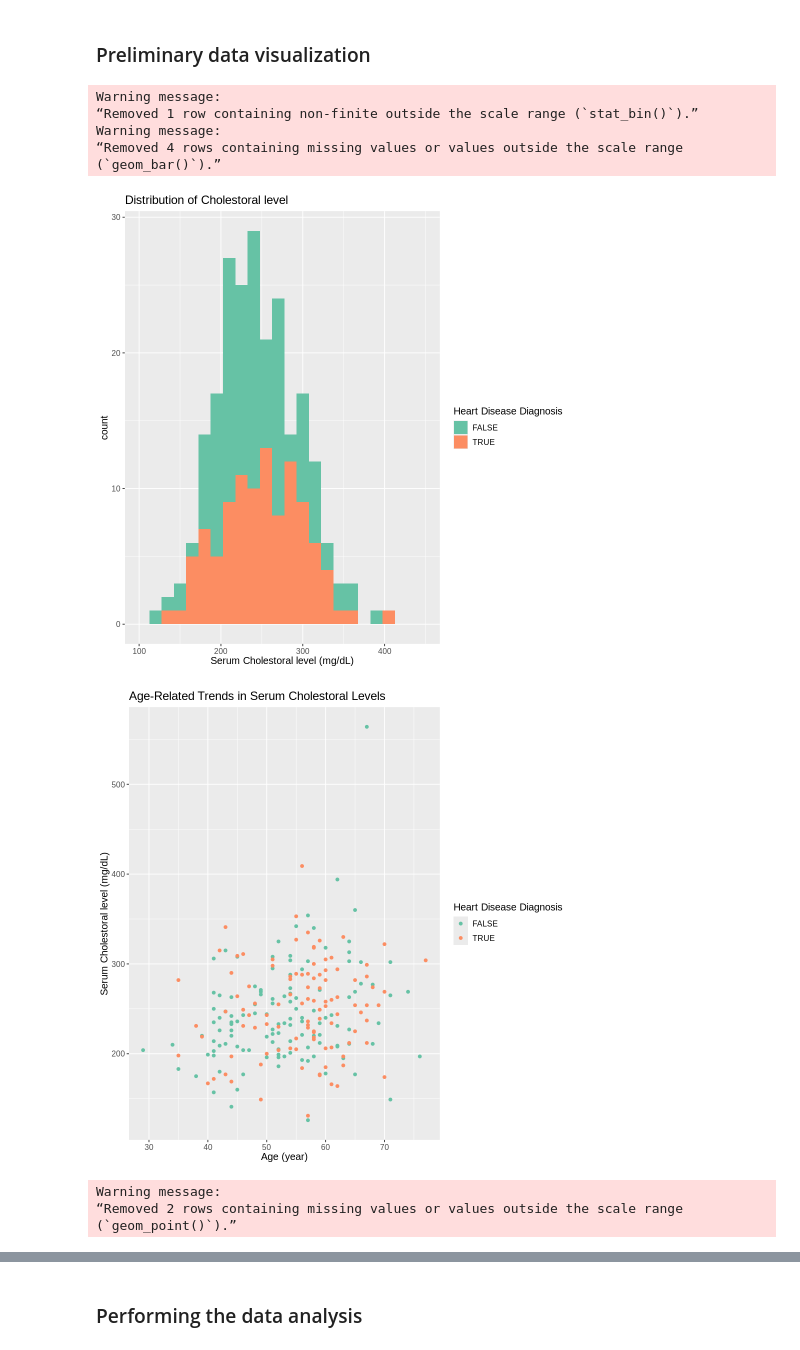
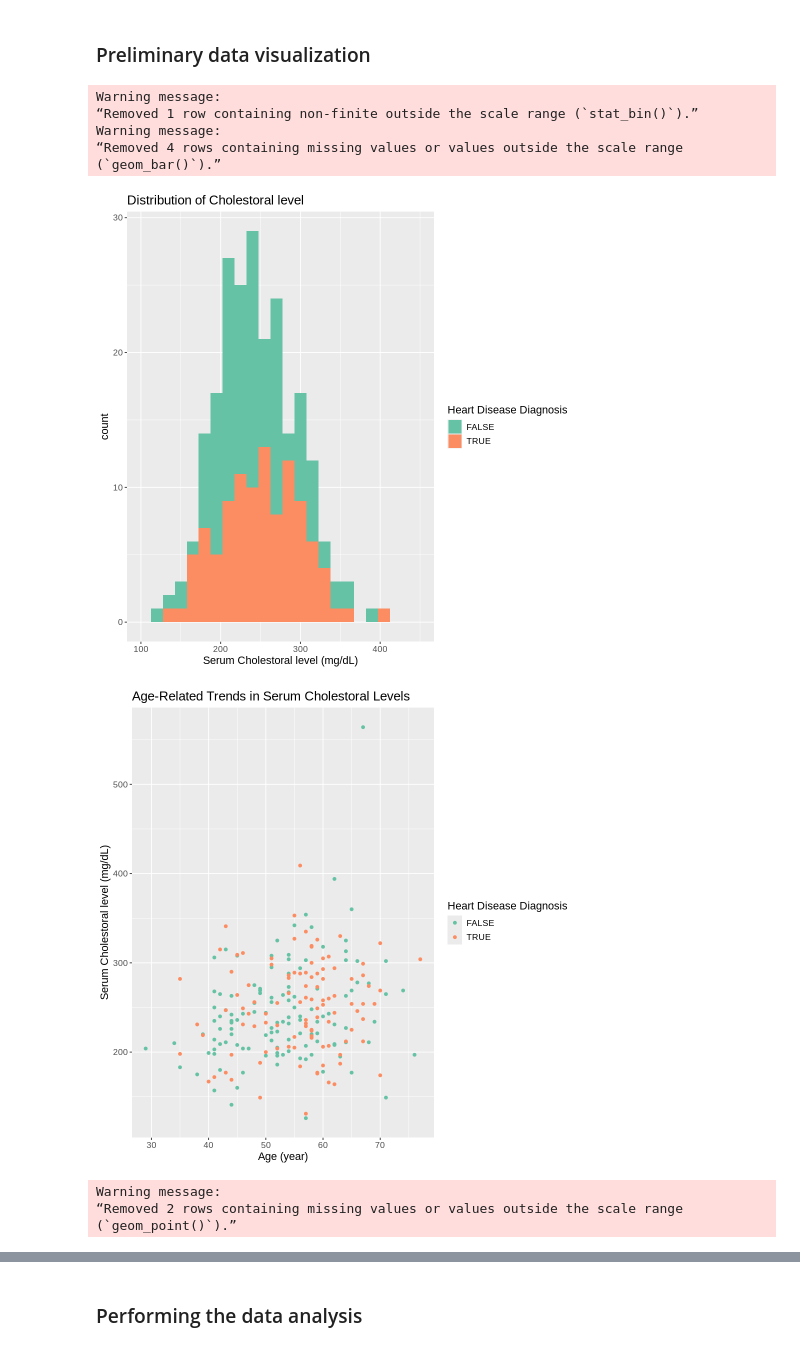
Before and after one commit to MarkusW12/heart_disease_project_proposal, a Jupyter notebook: Project Report.ipynb, the cells around one changed output, grey strips where cells are left out. Saved outputs shown, nothing was run; the diff lists cells and outputs as text; code cells hidden in the pictures.

```diff
--- a/Project Report.ipynb
+++ b/Project Report.ipynb
@@ -179,41 +179,41 @@ chol_distribution <- heart_disease_train |>
                     labs(x="Serum Cholestoral level (mg/dL)", fill = "Heart Disease Diagnosis", title = "Distribution of Cholestoral level") +
                     xlim(100,450) +
                     scale_fill_brewer(palette = "Set2") +
-                    theme(text= element_text(size=12))
+                    theme(text= element_text(size=13))
 chol_distribution
 
 chol_vs_age_plot <- heart_disease_train |>
                 ggplot(aes(x=age,y=chol,colour=diagnosis)) +
                 geom_point() +
                 labs(x="Age (year)", y="Serum Cholestoral level (mg/dL)", colour = "Heart Disease Diagnosis", title = "Age-Related Trends in Serum Cholestoral Levels") +
                 scale_colour_brewer(palette = "Set2") +
-                theme(text= element_text(size=12))
+                theme(text= element_text(size=13))
 chol_vs_age_plot
 
 trestbps_vs_age_plot <- heart_disease_train |>
                 ggplot(aes(x=age,y=trestbps,colour=diagnosis)) +
                 geom_point() +
                 labs(x="Age (year)", y="Resting Blood Pressure (mmHg)", colour = "Heart Disease Diagnosis", title = "Age-Related Trends in Resting Blood Pressure") +
                 scale_colour_brewer(palette = "Set2") +
-                theme(text= element_text(size=12))
+                theme(text= element_text(size=13))
 trestbps_vs_age_plot
 
 trestbps_vs_chol_plot <- heart_disease_train |>
                 ggplot(aes(x=trestbps, y=chol, colour=diagnosis)) +
                 geom_point() +
                 labs(x="Resting Blood Pressure (mmHg)", y="Serum Cholestoral level (mg/dL)", colour = "Heart Disease Diagnosis", title = "Resting Blood Pressure vs Cholestoral Level") +
                 scale_colour_brewer(palette = "Set2") +
                 ylim(110,400) +
-                theme(text= element_text(size=12))
+                theme(text= element_text(size=13))
 trestbps_vs_chol_plot
 # %% [output]
 Warning message:
 “Removed 1 row containing non-finite outside the scale range (`stat_bin()`).”
 Warning message:
 “Removed 4 rows containing missing values or values outside the scale range
 (`geom_bar()`).”
-[figure, old version]
+[figure, new version]
-[figure, old version]
+[figure, new version]
 Warning message:
 “Removed 2 rows containing missing values or values outside the scale range
 (`geom_point()`).”
```
Also changed, not shown: parts of 4 cells of this notebook.
